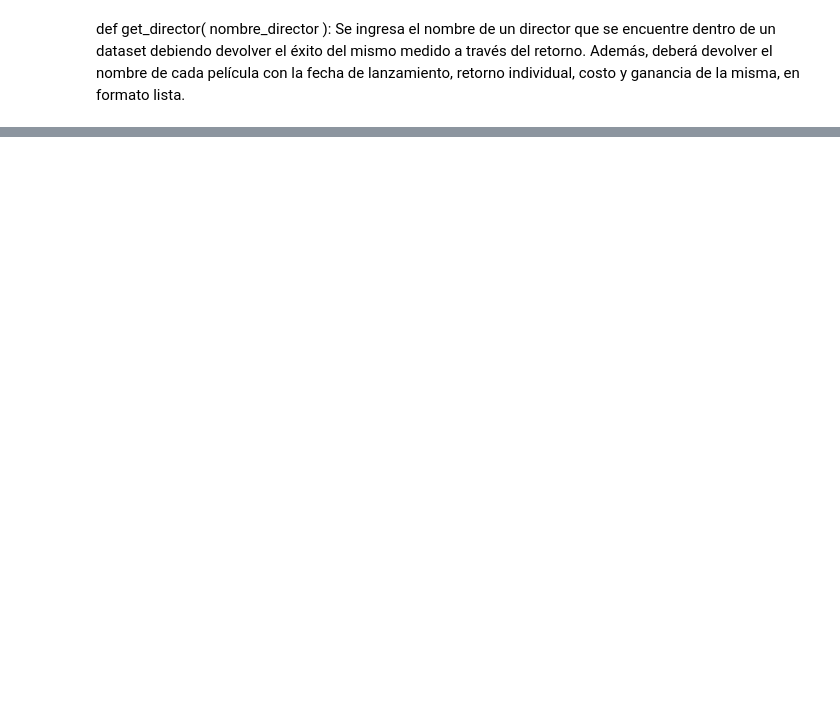
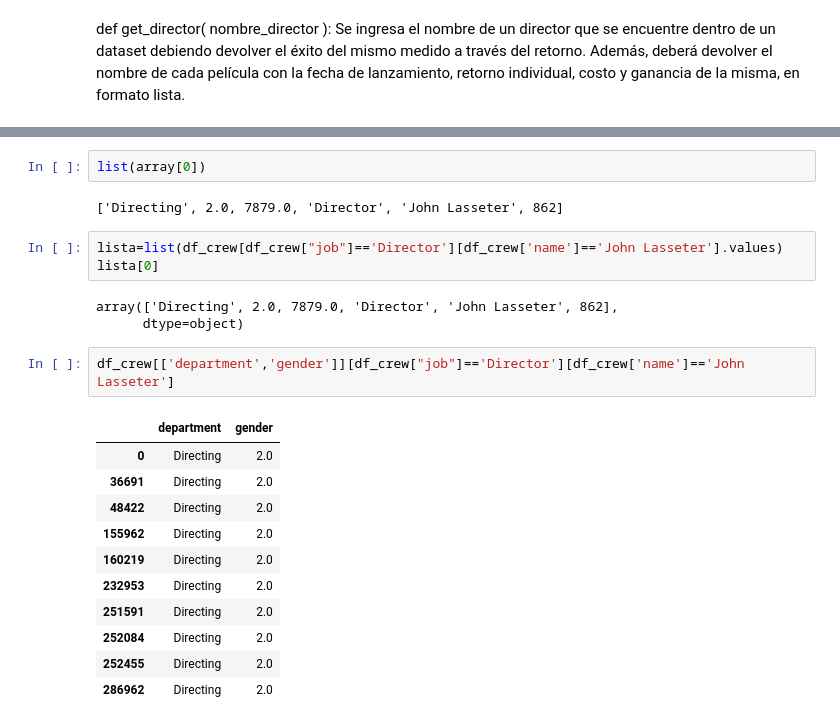
Before and after one commit to A-Lasso/Proyecto_Individual1, a Jupyter notebook: Codigo.ipynb, the cells around one changed output, grey strips where cells are left out. Drawn from its saved outputs; the diff is of its cells as text; blank space fills up the shorter version.

```diff
--- a/Codigo.ipynb
+++ b/Codigo.ipynb
@@ -820,0 +961,24 @@ def get_director(nombre_director):
+# %%
+list(array[0])
+# %% [output]
+['Directing', 2.0, 7879.0, 'Director', 'John Lasseter', 862]
+# %%
+lista=list(df_crew[df_crew["job"]=='Director'][df_crew['name']=='John Lasseter'].values)
+lista[0]
+# %% [output]
+array(['Directing', 2.0, 7879.0, 'Director', 'John Lasseter', 862],
+      dtype=object)
+# %%
+df_crew[['department','gender']][df_crew["job"]=='Director'][df_crew['name']=='John Lasseter']
+# %% [output]
+|  | department | gender |
+| 0 | Directing | 2.0 |
+| 36691 | Directing | 2.0 |
+| 48422 | Directing | 2.0 |
+| 155962 | Directing | 2.0 |
+| 160219 | Directing | 2.0 |
+| 232953 | Directing | 2.0 |
+| 251591 | Directing | 2.0 |
+| 252084 | Directing | 2.0 |
+| 252455 | Directing | 2.0 |
+| 286962 | Directing | 2.0 |
```
Also changed, not shown: parts of 22 cells of this notebook, 1 other file.
